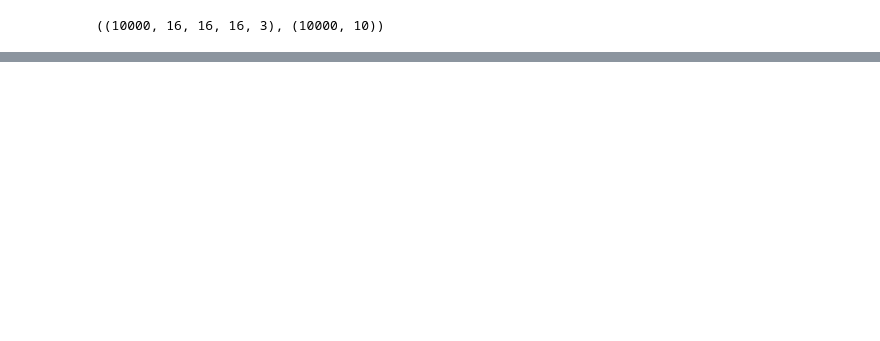
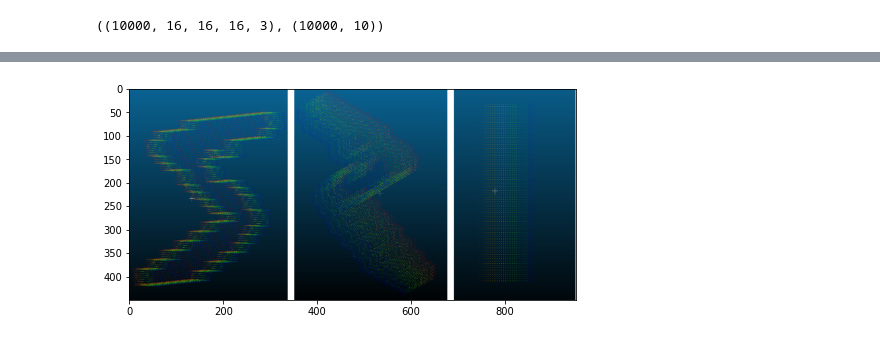
Before and after one commit to minsoo-s/DeepLearning, a Jupyter notebook: 12_miniproject_3D_mnist(2).ipynb, the cells around one changed output, grey strips where cells are left out. Drawn from its saved outputs; the diff is of its cells as text; code cells hidden in the pictures; blank space fills up the shorter version.

```diff
--- a/12_miniproject_3D_mnist(2).ipynb
+++ b/12_miniproject_3D_mnist(2).ipynb
@@ -123,0 +381,7 @@ NameError: ignored
+# %%
+plt.figure(figsize=(8,8))
+img_3d = plt.imread('./3dmnist.png')
+plt.imshow(img_3d)
+plt.show()
+# %% [output]
+[figure, added]
```
Also changed, not shown: parts of 28 cells of this notebook.
